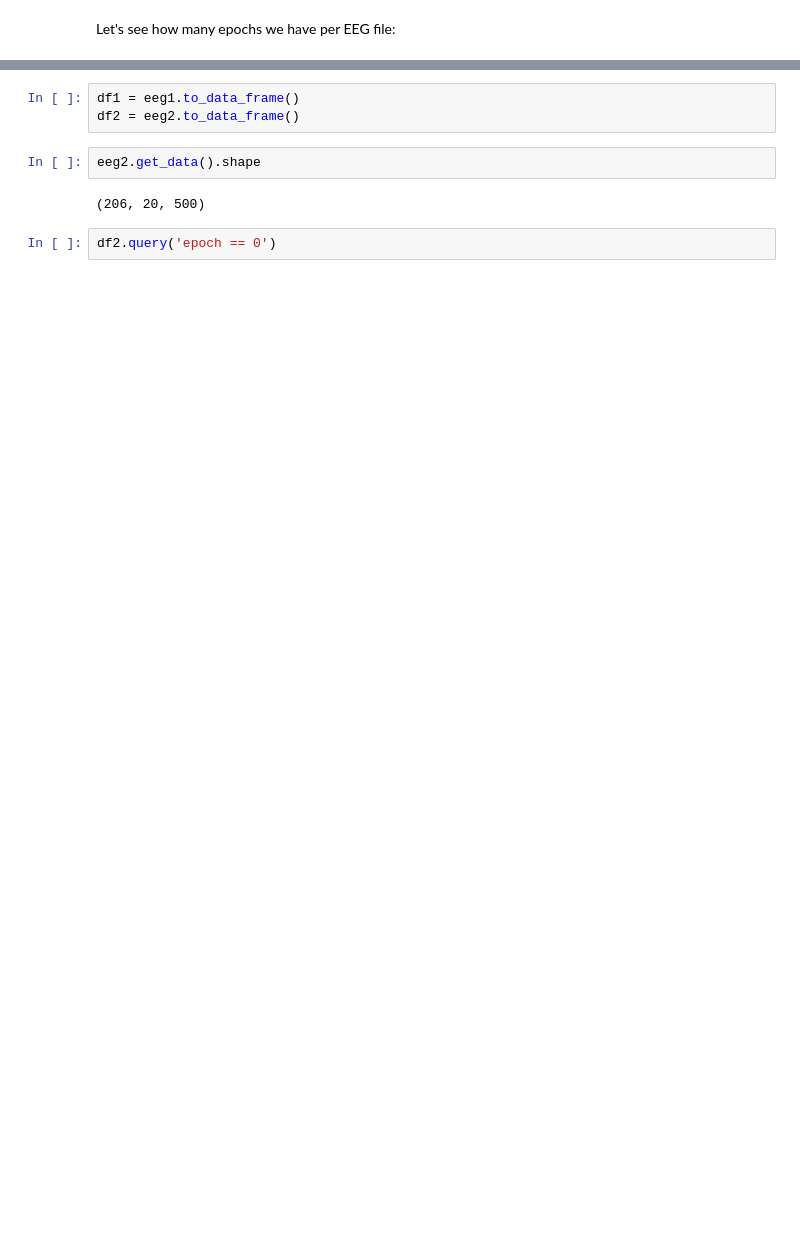
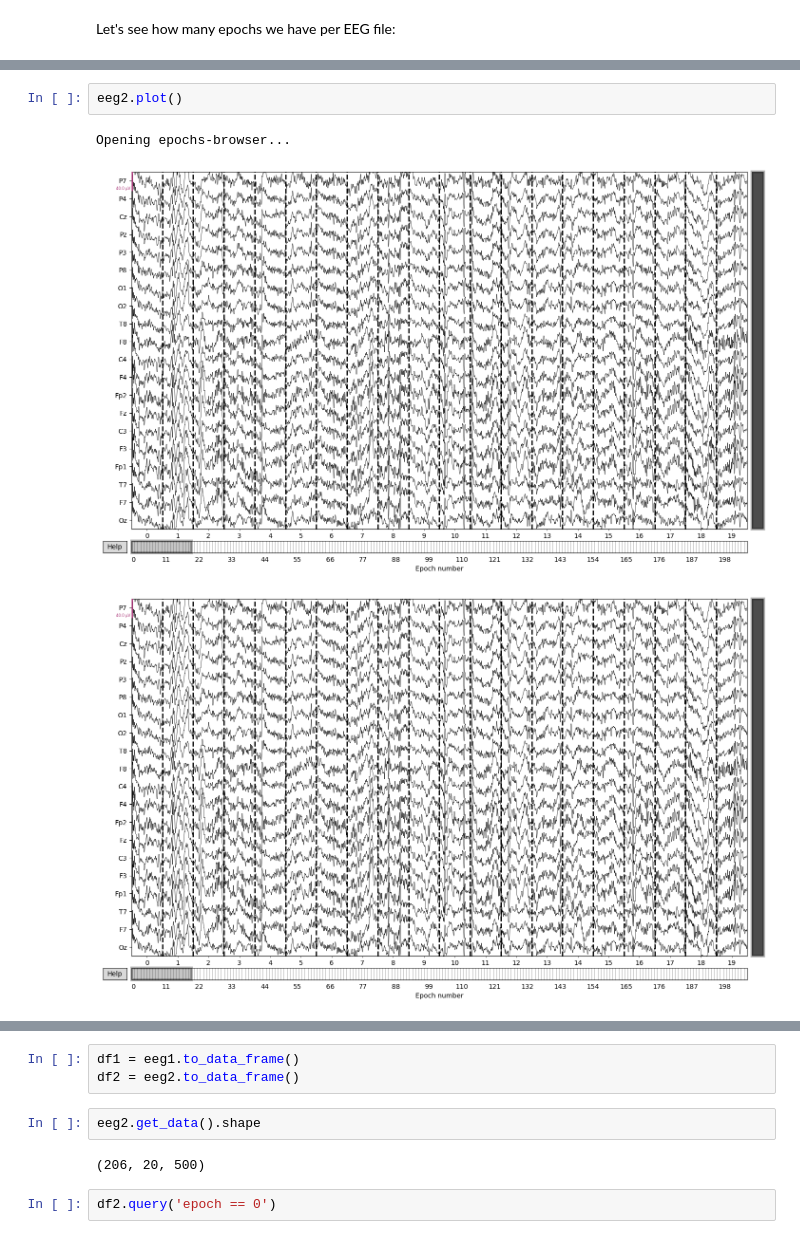
Before and after one commit to FranckPrts/FINS-Codes, a Jupyter notebook: realigne-eeg-streams.ipynb, the cells around one changed output, grey strips where cells are left out. Saved outputs shown, nothing was run; the diff lists cells and outputs as text; blank space fills up the shorter version.

```diff
--- a/realigne-eeg-streams.ipynb
+++ b/realigne-eeg-streams.ipynb
@@ -120,3 +119,9 @@ EEG2 is shape: (206, 20, 500)
+# %%
+eeg2.plot()
+# %% [output]
+Opening epochs-browser...
+[figure, added]
+[figure, added]
 # %% [markdown]
 ### What's the plan now?
 
```
Also changed, not shown: parts of 11 cells of this notebook.
